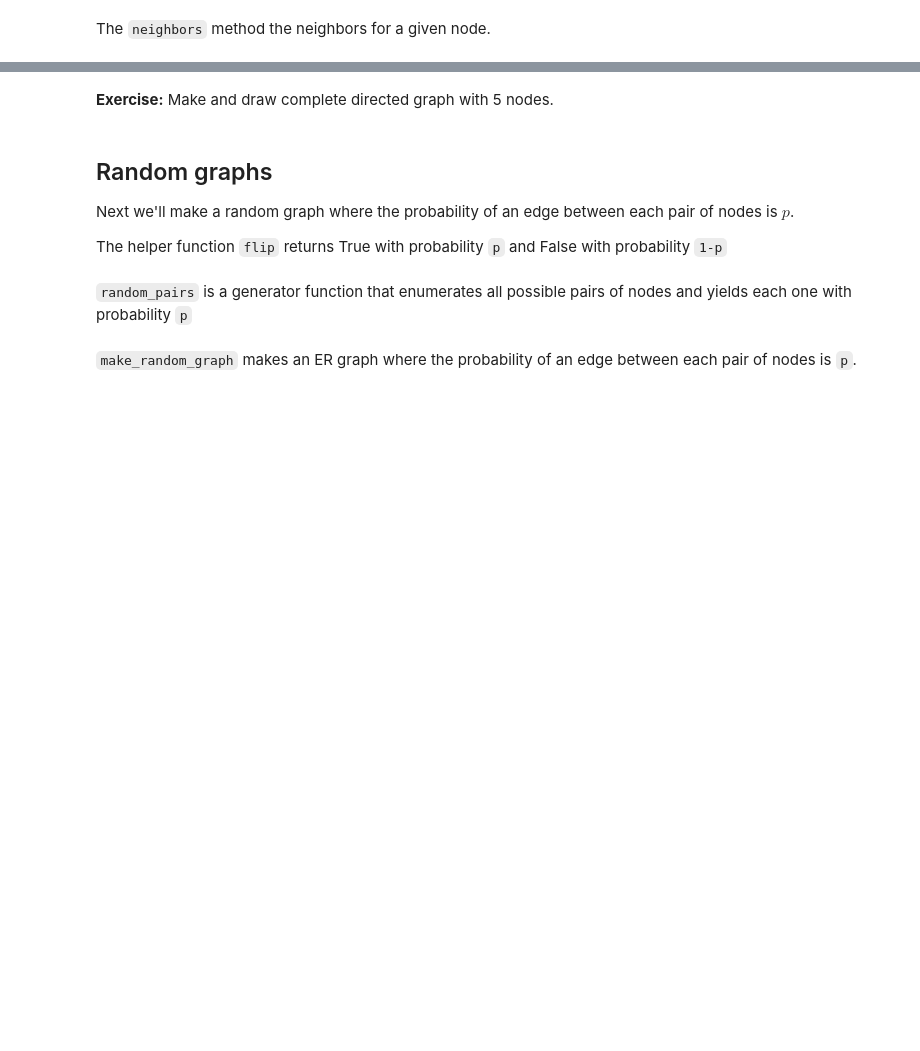
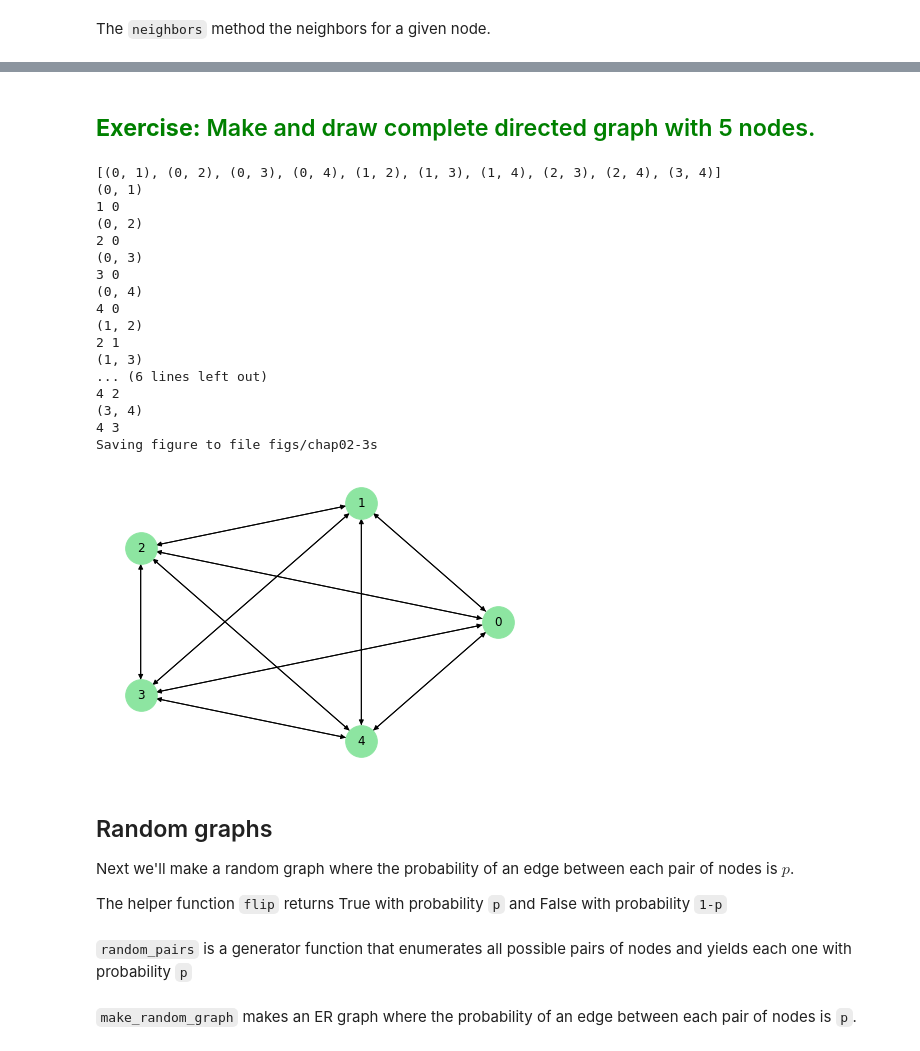
Before and after one commit to wostrie2/ThinkComplexity2, a Jupyter notebook: notebooks/chap02.ipynb, the cells around one changed output, grey strips where cells are left out. Drawn from its saved outputs; the diff is of its cells as text; code cells hidden in the pictures; blank space fills up the shorter version.

```diff
--- a/notebooks/chap02.ipynb
+++ b/notebooks/chap02.ipynb
@@ -155,2 +255,2 @@ list(complete.neighbors(0))
 # %% [markdown]
-**Exercise:** Make and draw complete directed graph with 5 nodes.
+## <span style="color:green">**Exercise:** Make and draw complete directed graph with 5 nodes.</span>
@@ -159,3 +257,45 @@ list(complete.neighbors(0))
+# %%
+# Solution goes here
+
+def make_complete_digraph(n):
+    G = nx.DiGraph()
+    nodes = range(n)
+    G.add_nodes_from(nodes)
+    ap = list(all_pairs(nodes))
+    print(ap)
+    G.add_edges_from(ap)
+    for pair in list(ap):
+        print(pair)
+        print(pair[1],pair[0])
+        G.add_edge(pair[1], pair[0])
+    return G
+
+CDG5 = make_complete_digraph(5)
+
+nx.draw_circular(CDG5,
+                 node_color='C2',
+                 node_size=1000,
+                 with_labels=True)
+savefig('figs/chap02-3s')
+# %% [output]
+[(0, 1), (0, 2), (0, 3), (0, 4), (1, 2), (1, 3), (1, 4), (2, 3), (2, 4), (3, 4)]
+(0, 1)
+1 0
+(0, 2)
+2 0
+(0, 3)
+3 0
+(0, 4)
+4 0
+(1, 2)
+2 1
+(1, 3)
+... (6 lines left out)
+4 2
+(3, 4)
+4 3
+Saving figure to file figs/chap02-3s
+[figure, added]
 # %% [markdown]
 ## Random graphs
 
```
Also changed, not shown: parts of 44 cells of this notebook, 7 other files.
